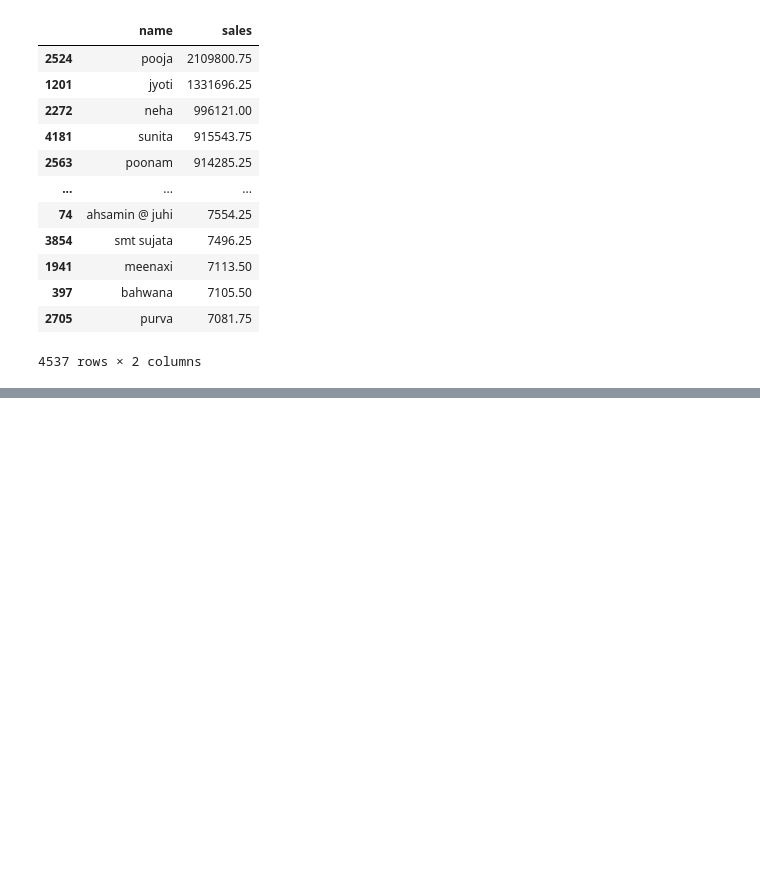
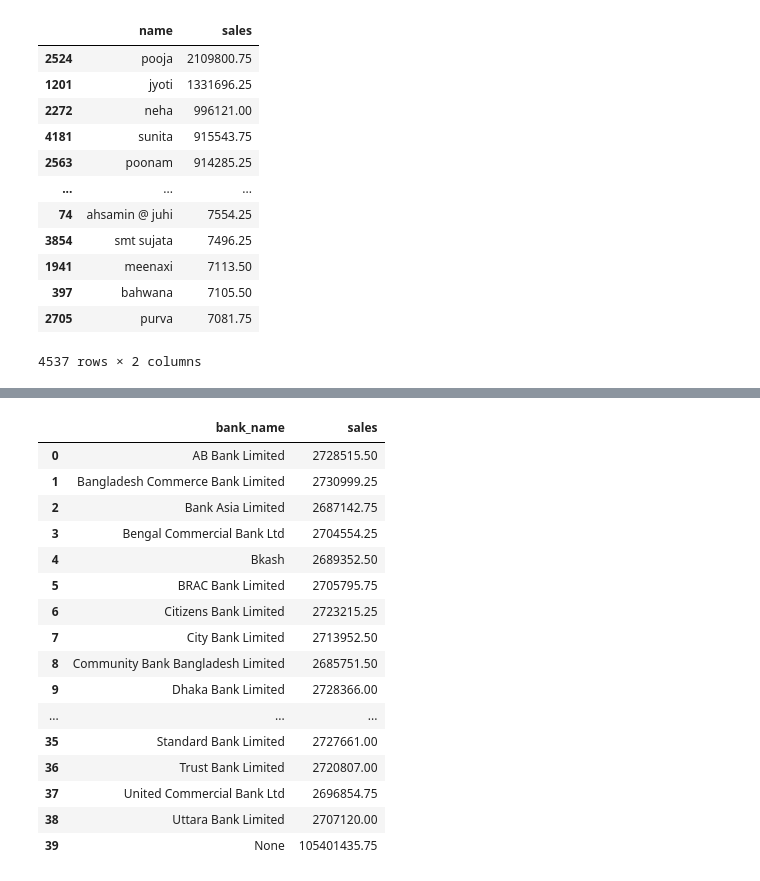
Before and after one commit to esrdlab-vinternship/HDA-Buet-vtraining-23, a Jupyter notebook: notebook/analytics/Olap.ipynb, the cells around one changed output, grey strips where cells are left out. Cells and saved outputs as stored; diff of their text form; code cells hidden in the pictures; blank space fills up the shorter version.

```diff
--- a/notebook/analytics/Olap.ipynb
+++ b/notebook/analytics/Olap.ipynb
@@ -445,0 +480,11 @@ customerSort
+# %%
+con = PostgresConnection().getConnection()
+cur = con.cursor()
+select_stmt = "SELECT s.bank_name, SUM(t.total_price) " \
+              "FROM ecomdb_star_schema.fact_table t " \
+              "JOIN ecomdb_star_schema.trans_dim s on s.payment_key=t.payment_key " \
+                "GROUP BY CUBE(s.bank_name) " \
+                "ORDER BY s.bank_name "
+cur.execute(select_stmt)
+records = cur.fetchall()
+records
@@ -445,0 +510,21 @@ customerSort
+# %%
+df_bank = pd.DataFrame(records, columns=['bank_name', 'sales'])
+df_bank
+# %% [output]
+|  | bank_name | sales |
+| 0 | AB Bank Limited | 2728515.50 |
+| 1 | Bangladesh Commerce Bank Limited | 2730999.25 |
+| 2 | Bank Asia Limited | 2687142.75 |
+| 3 | Bengal Commercial Bank Ltd | 2704554.25 |
+| 4 | Bkash | 2689352.50 |
+| 5 | BRAC Bank Limited | 2705795.75 |
+| 6 | Citizens Bank Limited | 2723215.25 |
+| 7 | City Bank Limited | 2713952.50 |
+| 8 | Community Bank Bangladesh Limited | 2685751.50 |
+| 9 | Dhaka Bank Limited | 2728366.00 |
+| ... | ... | ... |
+| 35 | Standard Bank Limited | 2727661.00 |
+| 36 | Trust Bank Limited | 2720807.00 |
+| 37 | United Commercial Bank Ltd | 2696854.75 |
+| 38 | Uttara Bank Limited | 2707120.00 |
+| 39 | None | 105401435.75 |
```
Also changed, not shown: parts of 34 cells of this notebook.
